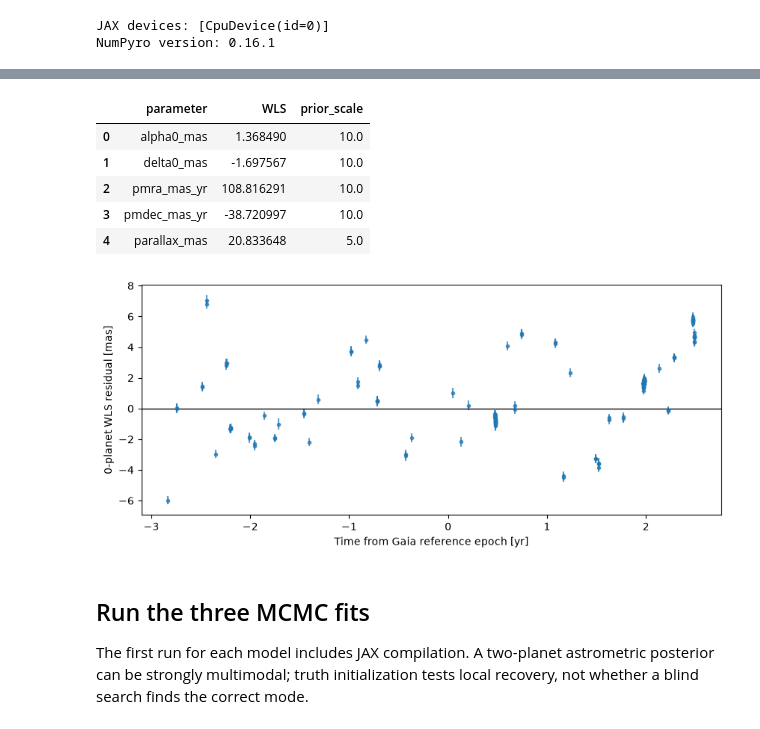
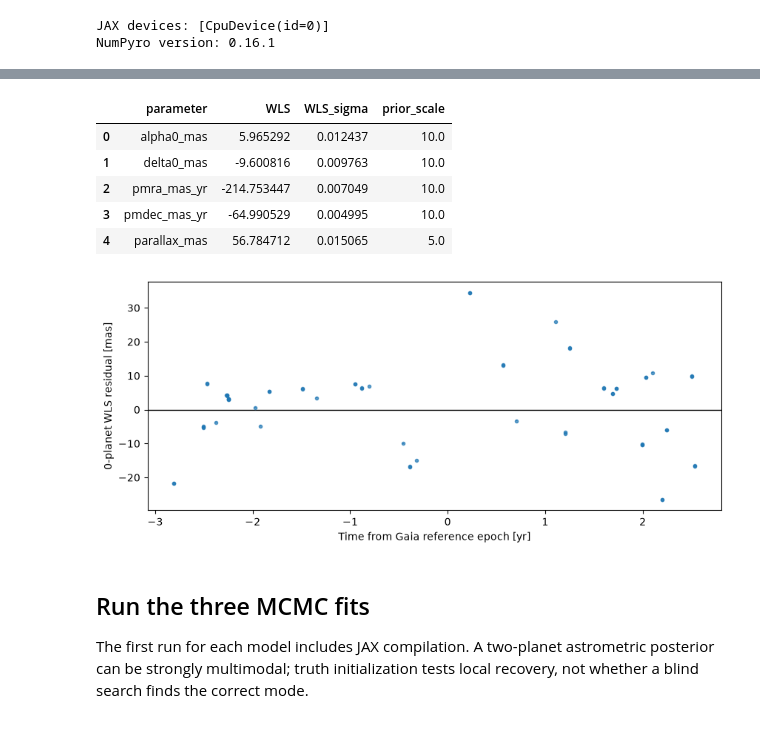
Before and after one commit to adrn/epochalypse, a Jupyter notebook: fit_astrometric_orbits.ipynb, the cells around one changed output, grey strips where cells are left out. Drawn from its saved outputs; the diff is of its cells as text; code cells hidden in the pictures.

```diff
--- a/fit_astrometric_orbits.ipynb
+++ b/fit_astrometric_orbits.ipynb
@@ -62,8 +37,21 @@ Re-identified after the simulated-data rerun (previous indices no longer match t
 # %%
 DATA_ROOT = Path("outputs/data")
-HDF5_PATH = DATA_ROOT / "simulated_astrometry.h5"
-DATASET_POPULATION = "2planet_snrfilter"  # 0planet, 1planet_nosnrfilter, etc.
-SYSTEM_INDEX = 7728
+
+# The astrometry is released as one self-describing HDF5 file per population,
+# each with a /truths table (one row per system) and /systems/<i>/epochs datasets.
+DATASET_POPULATION = "2_companion_detectable"  # detectable => should be recoverable
+SYSTEMS_H5 = DATA_ROOT / f"simulated_astrometry_{DATASET_POPULATION}_systems.h5"
+
+# Rather than a hard-coded system index, select a high-S/N (clearly detectable)
+# system by rank in descending total detectability S/N (0 = highest).
+SNR_RANK = 0
+N_SNR_PREVIEW = 8  # number of top-S/N candidates to preview
+
+# Keep only well-conditioned systems: every injected companion period shorter
+# than the DR4 baseline (so each orbit is covered within the observing window).
+DR4_BASELINE_YEARS = 5.5
+SNR_MIN = 0.0  # optional floor on total detectability S/N
+
 MODEL_ORDERS = (0, 1, 2)
 
 USE_INJECTED_INIT = True  # recovery test; set False for a blind search
@@ -80,4 +68,12 @@ RSUN_TO_AU = 0.00465047
 MJUP_TO_MSUN = 0.000954588
 MARS_TO_MSUN = 0.107 * 3.0034896e-6
 MAX_COMPANION_MASS_MSUN = 80.0 * MJUP_TO_MSUN
+
+TWOPI = 2.0 * np.pi
+ECC_MAX = 0.99
+
+# Along-scan jitter added in quadrature (replaces a multiplicative error scale):
+#   sigma_eff = sqrt(sigma_reported^2 + jitter^2)
+AL_JITTER_MIN_MAS = 1.0e-3
+AL_JITTER_MAX_MAS = 5.0
 # %%
@@ -160,42 +254,48 @@ Injected planets: 2
 # %%
 def astrometric_design_matrix(t, scan_angle, pf):
     return np.column_stack([
         np.sin(scan_angle), np.cos(scan_angle),
         np.sin(scan_angle) * t, np.cos(scan_angle) * t, pf,
     ])
 
 
 def weighted_linear_solution(t, scan_angle, pf, values, errors):
     X = astrometric_design_matrix(t, scan_angle, pf)
     w = 1.0 / np.square(errors)
     normal = X.T @ (w[:, None] * X)
     covariance = np.linalg.pinv(normal)
     beta = covariance @ (X.T @ (w * values))
     return beta, covariance, X
 
 
-beta_wls, beta_cov, X = weighted_linear_solution(
-    t_years, psi, parallax_factor, y, yerr
-)
+beta_wls, beta_cov, X = weighted_linear_solution(t_years, psi, parallax_factor, y, yerr)
 beta_names = ["alpha0_mas", "delta0_mas", "pmra_mas_yr", "pmdec_mas_yr", "parallax_mas"]
-beta_floor = np.array([10.0, 10.0, 10.0, 10.0, 5.0])
-beta_prior_scale = np.maximum(10.0 * np.sqrt(np.diag(beta_cov)), beta_floor)
 
-display(pd.DataFrame({"parameter": beta_names, "WLS": beta_wls, "prior_scale": beta_prior_scale}))
+# WLS-informed Gaussian priors on the five astrometric nuisances: centered on the
+# weighted-least-squares solution, with a scale of a few x the WLS uncertainty
+# (floored so that a very well-constrained fit still leaves the companion room to
+# move the linear parameters). Parallax uses a positive-truncated normal.
+beta_sigma = np.sqrt(np.diag(beta_cov))
+beta_prior_scale = np.maximum(10.0 * beta_sigma, np.array([10.0, 10.0, 10.0, 10.0, 5.0]))
+
+display(pd.DataFrame({
+    "parameter": beta_names, "WLS": beta_wls,
+    "WLS_sigma": beta_sigma, "prior_scale": beta_prior_scale,
+}))
 
 fig, ax = plt.subplots(figsize=(10, 4))
 ax.errorbar(t_years, y - X @ beta_wls, yerr=yerr, fmt=".", alpha=0.7)
 ax.axhline(0, color="k", lw=1)
 ax.set(xlabel="Time from Gaia reference epoch [yr]", ylabel="0-planet WLS residual [mas]")
 plt.show()
 # %% [output]
-|  | parameter | WLS | prior_scale |
-| 0 | alpha0_mas | 1.368490 | 10.0 |
-| 1 | delta0_mas | -1.697567 | 10.0 |
-| 2 | pmra_mas_yr | 108.816291 | 10.0 |
-| 3 | pmdec_mas_yr | -38.720997 | 10.0 |
-| 4 | parallax_mas | 20.833648 | 5.0 |
+|  | parameter | WLS | WLS_sigma | prior_scale |
+| 0 | alpha0_mas | 5.965292 | 0.012437 | 10.0 |
+| 1 | delta0_mas | -9.600816 | 0.009763 | 10.0 |
+| 2 | pmra_mas_yr | -214.753447 | 0.007049 | 10.0 |
+| 3 | pmdec_mas_yr | -64.990529 | 0.004995 | 10.0 |
+| 4 | parallax_mas | 56.784712 | 0.015065 | 5.0 |
-[figure, old version]
+[figure, new version]
 # %%
 def stellar_reflex_al(t, scan_angle, parallax_mas, planets, mstar=MSTAR, rstar=RSTAR):
     """JAXoplanet stellar reflex projected into Gaia along-scan coordinates."""
```
Also changed, not shown: parts of 10 cells of this notebook.
